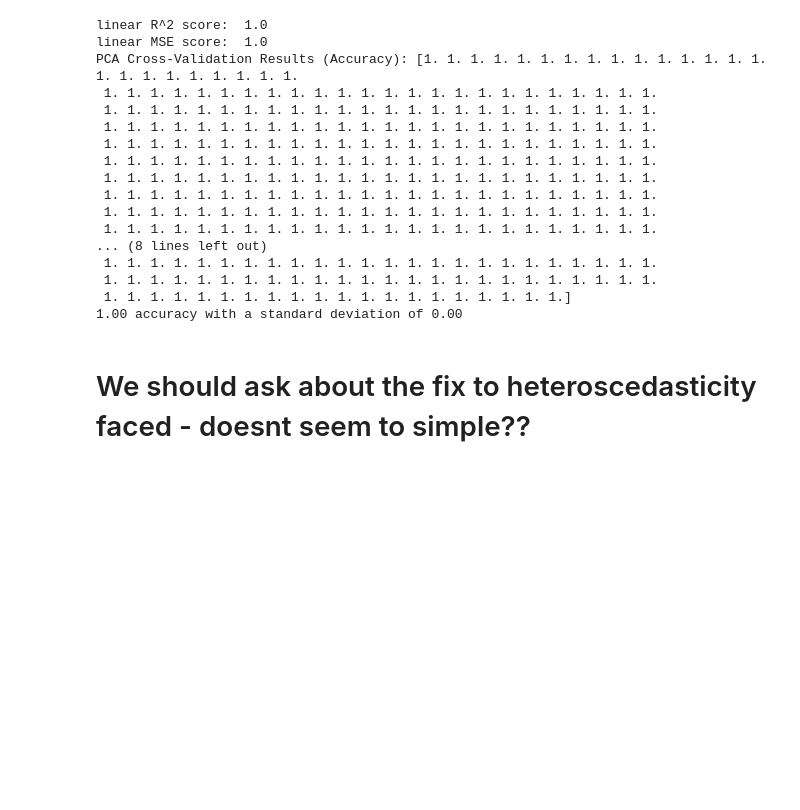
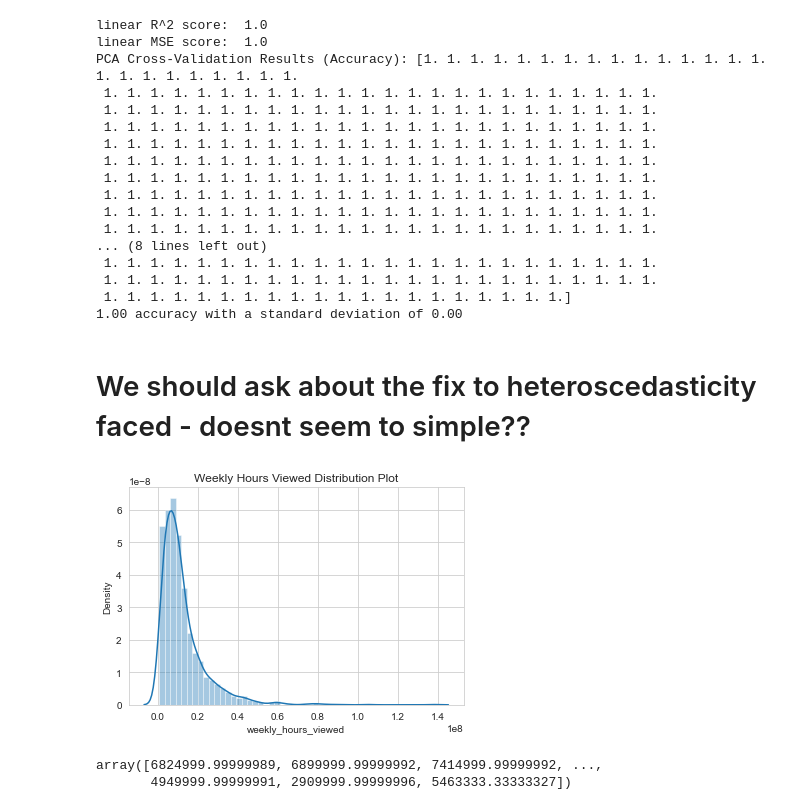
Before and after one commit to adelaidad/ORIE4741FinalProject, a Jupyter notebook: netflix_predictor.ipynb, the cells around one changed output. Cells and saved outputs as stored; diff of their text form; code cells hidden in the pictures; blank space fills up the shorter version.

```diff
--- a/netflix_predictor.ipynb
+++ b/netflix_predictor.ipynb
@@ -408,3 +408,10 @@ PCA Cross-Validation Results (Accuracy): [1. 1. 1. 1. 1. 1. 1. 1. 1. 1. 1. 1. 1.
 # %% [markdown]
 
 # We should ask about the fix to heteroscedasticity faced - doesnt seem to simple??
+# %%
+# Data distribution
+plt.title('Weekly Hours Viewed Distribution Plot')
+sns.distplot(netflix['weekly_hours_viewed'])
+plt.show()
+# %% [output]
+[figure, added]
@@ -410,0 +421,5 @@ PCA Cross-Validation Results (Accuracy): [1. 1. 1. 1. 1. 1. 1. 1. 1. 1. 1. 1. 1.
+# %%
+y
+# %% [output]
+array([6824999.99999989, 6899999.99999992, 7414999.99999992, ...,
+       4949999.99999991, 2909999.99999996, 5463333.33333327])
```
Also changed, not shown: parts of 10 cells of this notebook.
